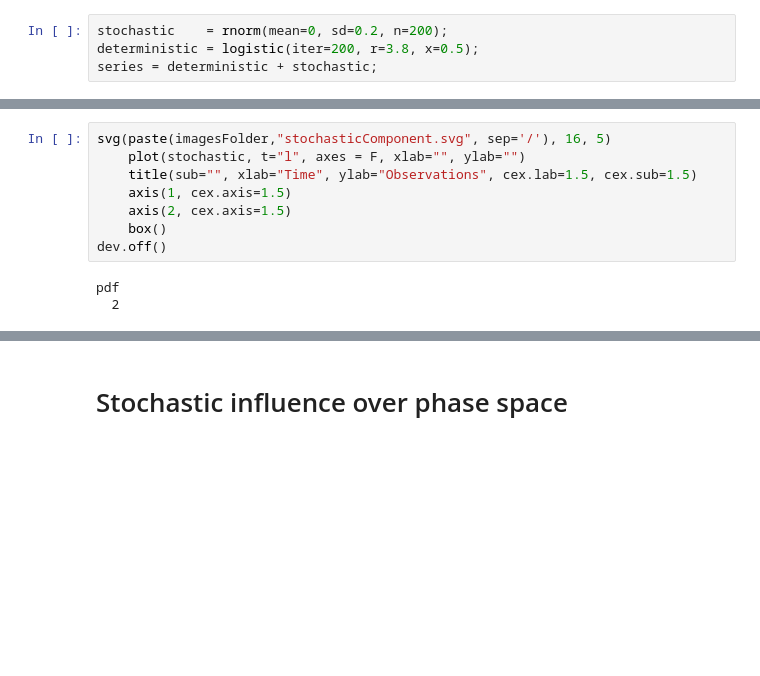
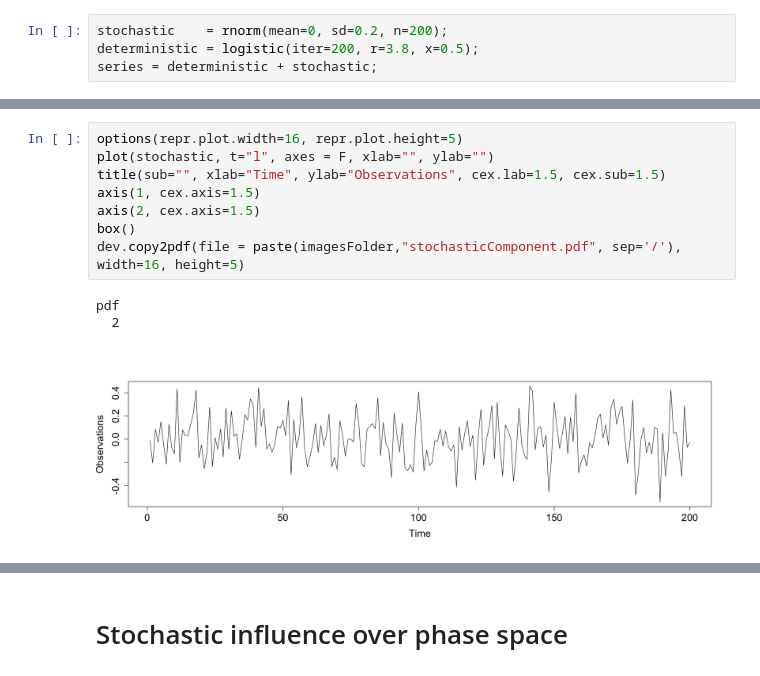
Before and after one commit to felipelageduarte/Doutorado, a Jupyter notebook: 9 - Images.ipynb, the cells around one changed output, grey strips where cells are left out. Saved outputs shown, nothing was run; the diff lists cells and outputs as text; blank space fills up the shorter version.

```diff
--- a/9 - Images.ipynb
+++ b/9 - Images.ipynb
@@ -32,11 +31,12 @@ pdf
 # %%
-svg(paste(imagesFolder,"stochasticComponent.svg", sep='/'), 16, 5)
-    plot(stochastic, t="l", axes = F, xlab="", ylab="")
-    title(sub="", xlab="Time", ylab="Observations", cex.lab=1.5, cex.sub=1.5)
-    axis(1, cex.axis=1.5)
-    axis(2, cex.axis=1.5)
-    box()
-dev.off()
+options(repr.plot.width=16, repr.plot.height=5)
+plot(stochastic, t="l", axes = F, xlab="", ylab="")
+title(sub="", xlab="Time", ylab="Observations", cex.lab=1.5, cex.sub=1.5)
+axis(1, cex.axis=1.5)
+axis(2, cex.axis=1.5)
+box()
+dev.copy2pdf(file = paste(imagesFolder,"stochasticComponent.pdf", sep='/'), width=16, height=5)
 # %% [output]
 pdf
   2
+[figure, added]
```
Also changed, not shown: parts of 8 cells of this notebook, 43 other files.
